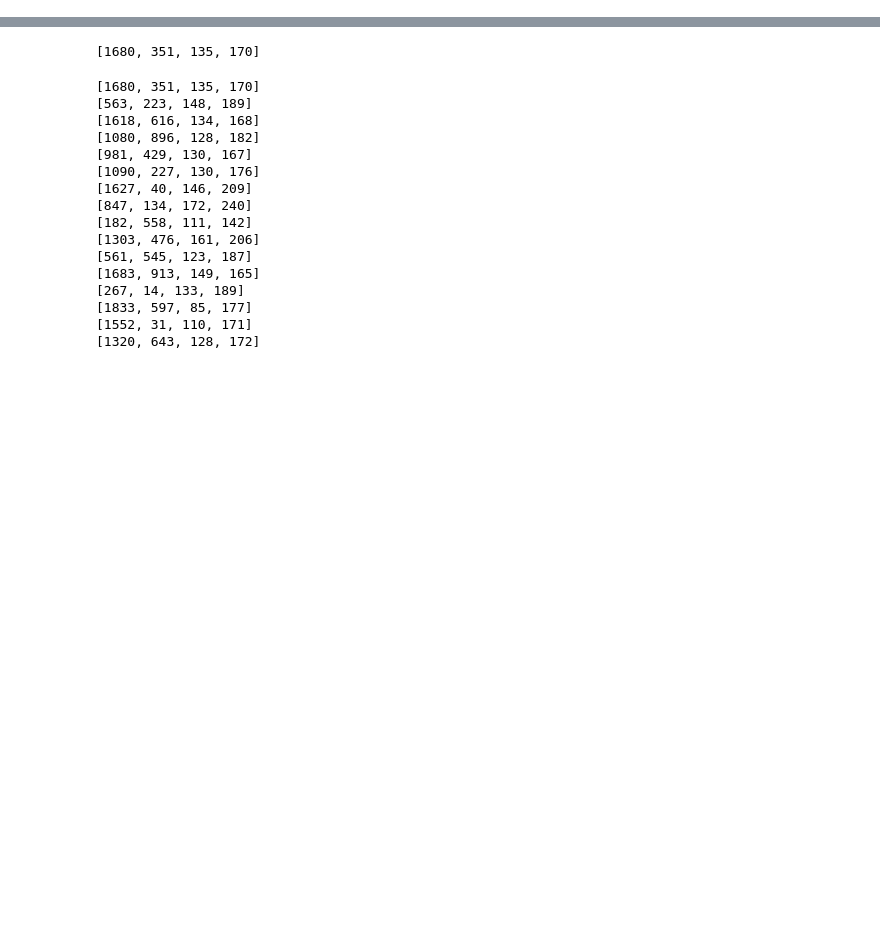
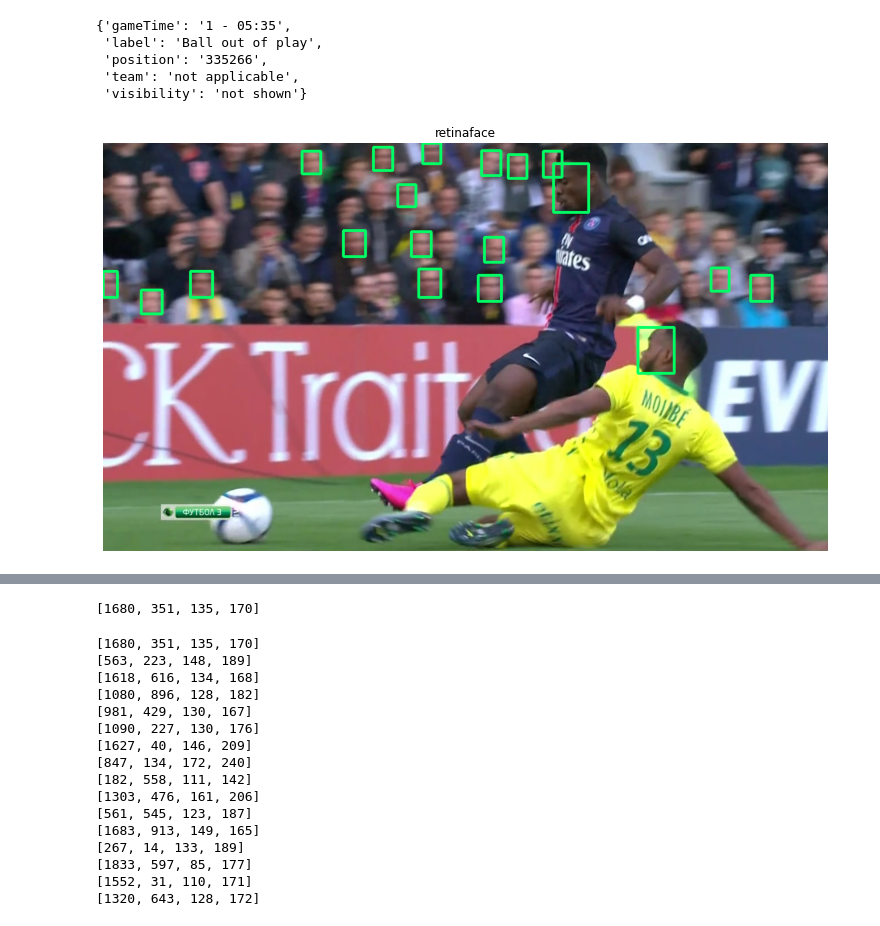
Before and after one commit to joseprs/ActionClassification, a Jupyter notebook: notebooks/testing_face_detectors.ipynb, the cells around one changed output, grey strips where cells are left out. Drawn from its saved outputs; the diff is of its cells as text; code cells hidden in the pictures; blank space fills up the shorter version.

```diff
--- a/notebooks/testing_face_detectors.ipynb
+++ b/notebooks/testing_face_detectors.ipynb
@@ -58,0 +12,12 @@ if len(face_locations_deep)>0:
+# %%
+import os
+import pandas as pd
+dirt = '../../../../mnt/DATA/datasets/soccernet/france_ligue-1/2015-2016/2015-09-26 - 18-30 Nantes 1 - 4 Paris SG'
+os.listdir(dirt)
+pd.read_json(dirt+'/Labels-v2.json')['annotations'][5]
+# %% [output]
+{'gameTime': '1 - 05:35',
+ 'label': 'Ball out of play',
+ 'position': '335266',
+ 'team': 'not applicable',
+ 'visibility': 'not shown'}
@@ -58,0 +135,34 @@ if len(face_locations_deep)>0:
+# %%
+# cares a frames que ens donarien PROBLEMES
+image1 = '../../../../mnt/DATA/datasets/soccernet/france_ligue-1/2015-2016/2015-09-26 - 18-30 Nantes 1 - 4 Paris SG/1_HQ/frames/01795.jpg'
+image2 = '../../../../mnt/DATA/datasets/soccernet/france_ligue-1/2015-2016/2015-09-26 - 18-30 Nantes 1 - 4 Paris SG/1_HQ/frames/02745.jpg'
+
+# frames bons, demostrar RETINAFACE BO (comparar amb altres detectors: OpenCV detecta escut, ssd no detecta, mtcnn mateix)
+image3 = '../../../../mnt/DATA/datasets/soccernet/france_ligue-1/2015-2016/2015-09-26 - 18-30 Nantes 1 - 4 Paris SG/1_HQ/frames/02930.jpg'
+# opencv no detecta, mtcnn detecta lo mateix
+image4 = '../../../../mnt/DATA/datasets/soccernet/europe_uefa-champions-league/2016-2017/2017-03-07 - 22-45 Napoli 1 - 3 Real Madrid/1_HQ/frames/15369.jpg'
+# bona foto, celebracio --> opencv detecta menys, ssd no detecta, mtcnn detecta moltes, pero una mica menys que retina
+image5 = '../../../../mnt/DATA/datasets/soccernet/europe_uefa-champions-league/2016-2017/2017-03-07 - 22-45 Napoli 1 - 3 Real Madrid/1_HQ/frames/11696.jpg'
+
+image = cv2.imread(image2)
+model = retinaface_model.build_model()
+processed_image, info, scale = preprocess.preprocess_image(image, True)
+outputs = model(processed_image)
+outputs = [elt.numpy() for elt in outputs]
+faces = postprocess_function(outputs, info, scale)
+
+faces_list = [faces[f'face_{i}']['facial_area'] for i in range(1, len(faces)+1)]
+
+RGB_img = cv2.cvtColor(image, cv2.COLOR_BGR2RGB)
+if len(faces_list)>0:
+    imagec2 = RGB_img.copy()
+    for face in faces_list:
+        #cv2.rectangle(image, (face[3], face[0]), (face[1],face[2]), (0,0,255), 3) #3012 para face_locations
+        cv2.rectangle(imagec2, (face[0], face[1]), (face[2],face[3]), (0,255,100), 3)
+    fig = plt.figure(figsize=(15,7.5))
+    plt.title('retinaface')
+    plt.axis('off')
+    plt.imshow(imagec2)
+    plt.show()
+# %% [output]
+[figure, added]
```
Also changed, not shown: parts of 4 cells of this notebook, 19 other files.
